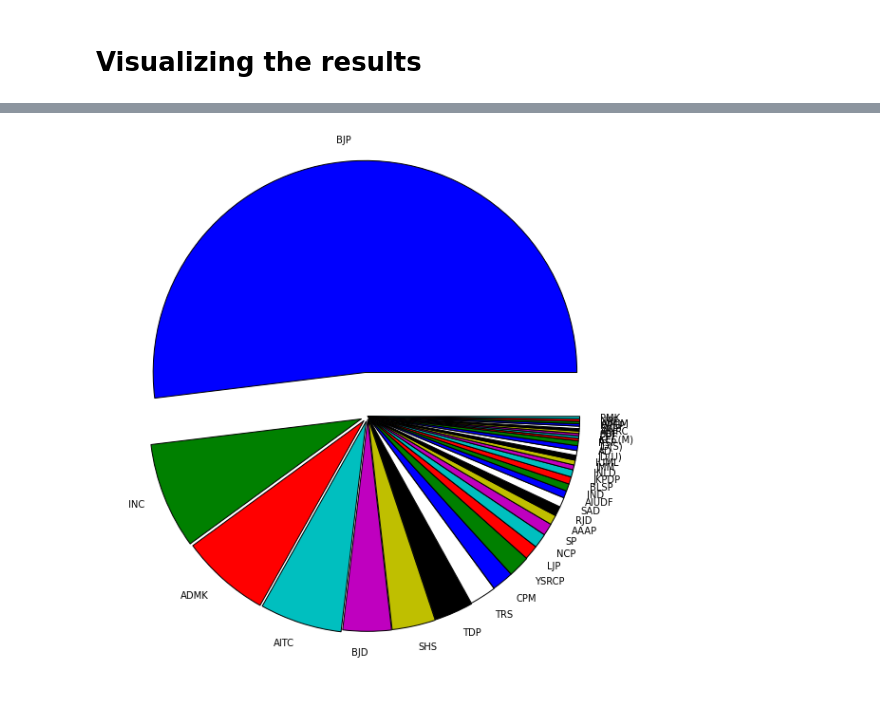
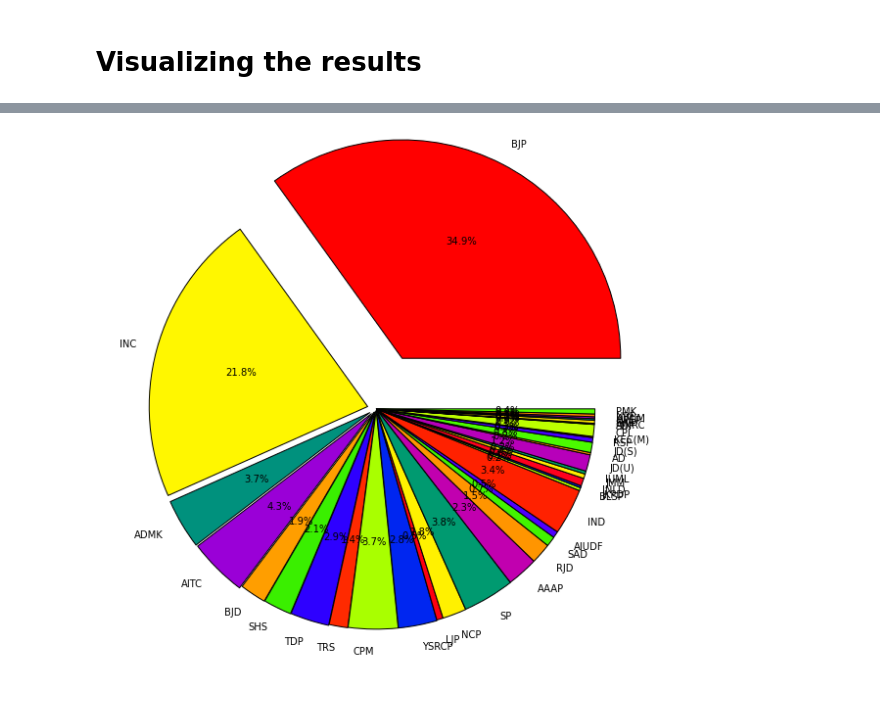
Before and after one commit to TwistedHardware/mltutorial, a Jupyter notebook: notebooks/IPython-Tutorial/Indian General Elections 2014.ipynb, the cells around one changed output, grey strips where cells are left out. Saved outputs shown, nothing was run; the diff lists cells and outputs as text; code cells hidden in the pictures.

```diff
--- a/notebooks/IPython-Tutorial/Indian General Elections 2014.ipynb
+++ b/notebooks/IPython-Tutorial/Indian General Elections 2014.ipynb
@@ -332,6 +305,6 @@ csv_data
 ## Calculaing the winning margin
 # %%
 csv_data["Winner Percentage"] = csv_data["Total Votes Polled"] / csv_data["Total Voters"]
-csv_data
+csv_data.sort("Winner Percentage", ascending=False)
 # %% [output]
 |  | State | PC Name | Male Electors | Male Voters | Female Electors | Female Voters | Total Electors | ... |
@@ -385,7 +358,6 @@ get_total_votes = lambda x: all_votes[x]
 get_average_votes = lambda x: all_votes_average[x]
 
 results["Total Votes"] = pd.Series(results.index.values).apply(get_total_votes).values
-results["Total Votes"] = pd.Series(results.index.values).apply(get_total_votes).values
 results["Average Votes"] = pd.Series(results.index.values).apply(get_average_votes).values
 results
 # %% [output]
@@ -425,6 +399,7 @@ results["Average Winning Percentage"] = pd.Series(results.index.values).apply(ge
 results["Average Winning Electors"] = pd.Series(results.index.values).apply(get_average_winning_elecors).values
 
 results["Loosing Votes"] = results["Total Votes"] - results["Total Winning Votes"]
+results["Winning Votes Ratio"] = results["Total Winning Votes"] / results["Total Votes"]
 
 results
 # %% [output]
@@ -465,3 +440,11 @@ results.describe()
 # Visualizing the results
 # %%
 import matplotlib.pyplot as plt
+# %%
+plt.figure(figsize=(10,10))
+cmap = plt.cm.prism
+colors = cmap(np.linspace(0., 1., len(results["Seats"])))
+
+plt.pie(results["Seats"], labels=results.index, explode=results["Seats Percentage"] * 0.4, autopct='%1.1f%%',
+        colors = colors)
+plt.show();
@@ -468,7 +453,7 @@ import matplotlib.pyplot as plt
 # %%
 plt.figure(figsize=(10,10))
-plt.pie(results["Seats"], labels=results.index, explode=results["Seats Percentage"]*.4)
-#plt.legend(loc="best")
+plt.pie(results["Total Votes"], labels=results.index, explode=results["Seats Percentage"]*.5, autopct='%1.1f%%',
+        colors = colors)
 plt.show();
 # %% [output]
-[figure, old version]
+[figure, new version]
```
Also changed, not shown: parts of 19 cells of this notebook.
